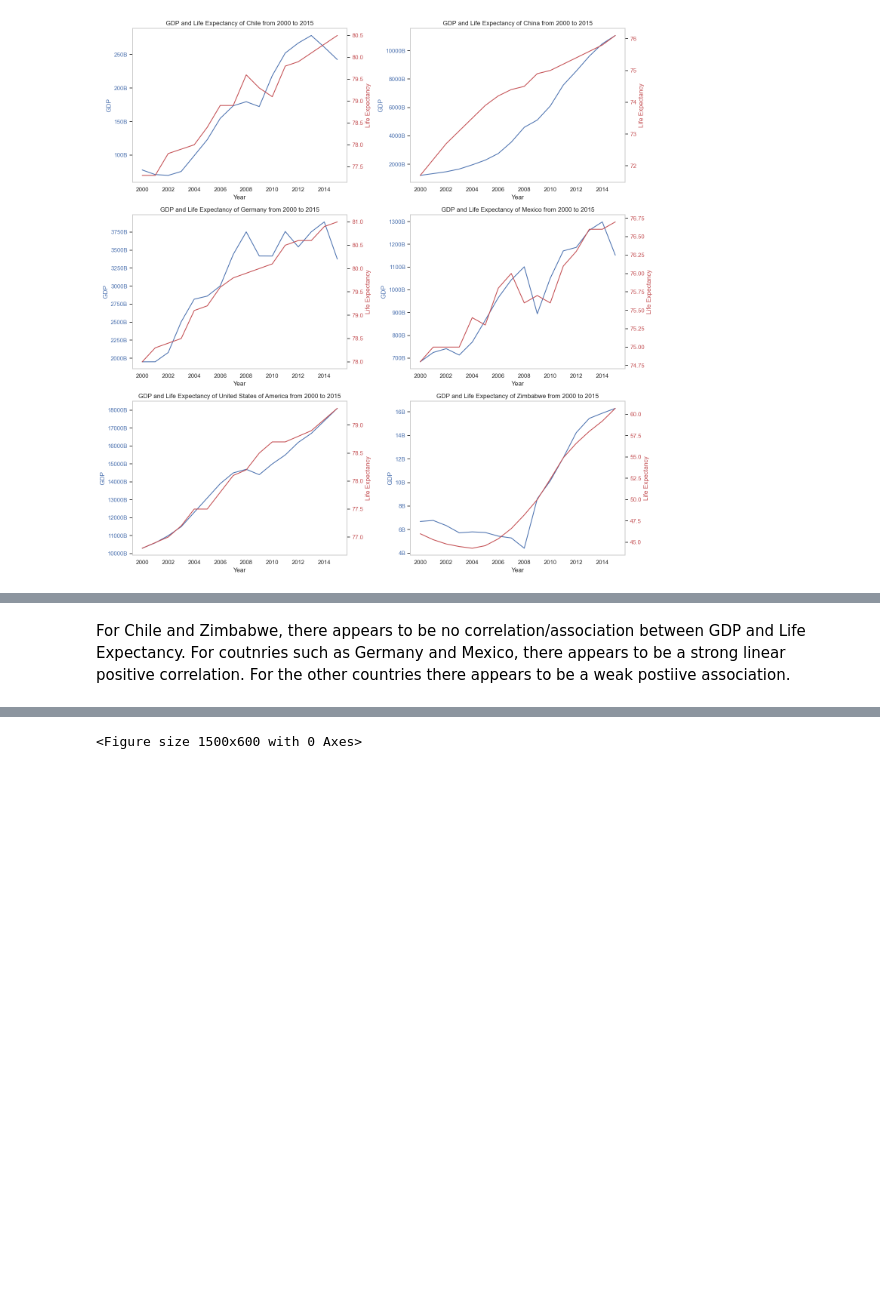
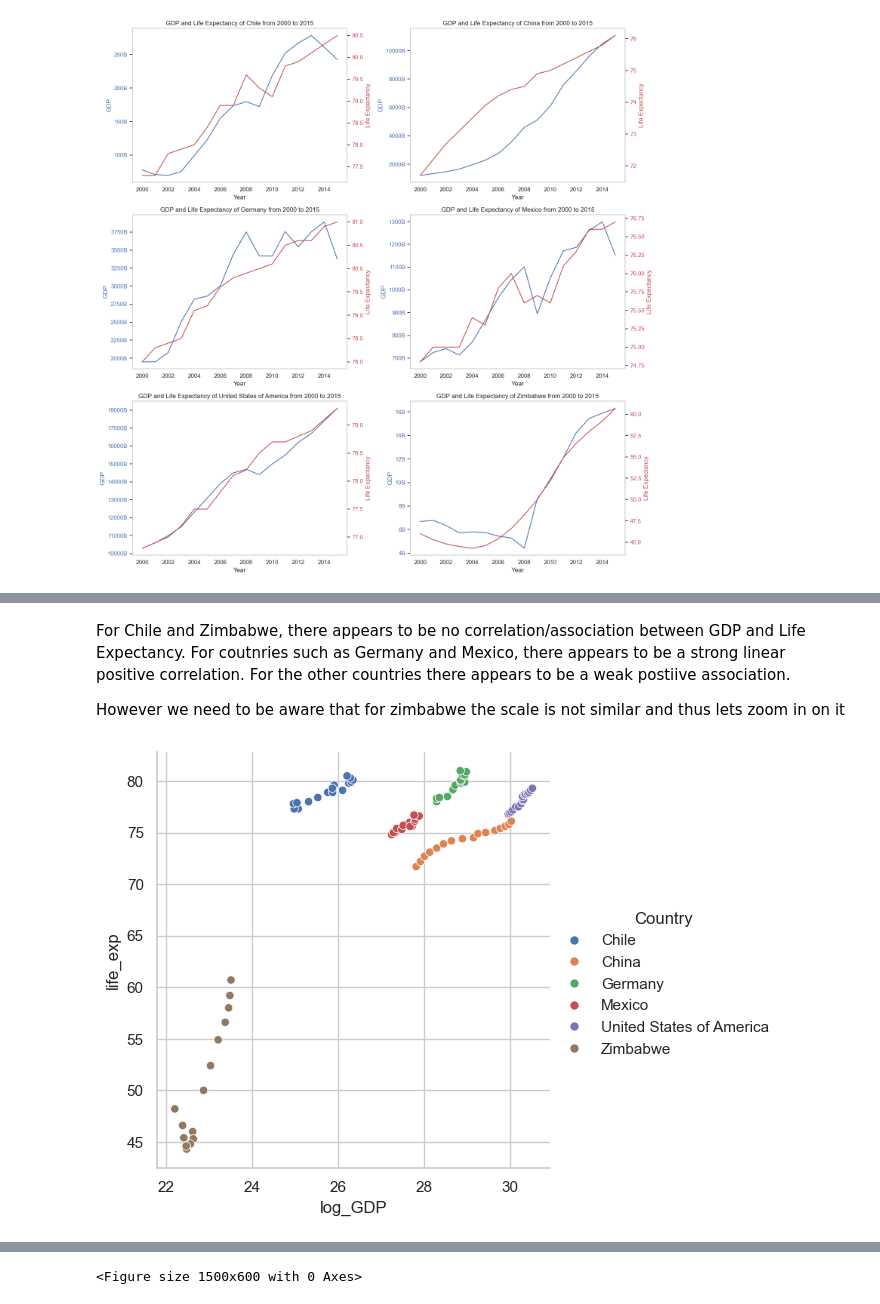
Before and after one commit to JewelsHovan/GDP_LifeExpectancy-Analysis, a Jupyter notebook: life_expectancy_gdp.ipynb, the cells around one changed output, grey strips where cells are left out. Drawn from its saved outputs; the diff is of its cells as text; code cells hidden in the pictures; blank space fills up the shorter version.

```diff
--- a/life_expectancy_gdp.ipynb
+++ b/life_expectancy_gdp.ipynb
@@ -135,2 +161,12 @@ plt.show()
 # %% [markdown]
 For Chile and Zimbabwe, there appears to be no correlation/association between GDP and Life Expectancy. For coutnries such as Germany and Mexico, there appears to be a strong linear positive correlation. For the other countries there appears to be a weak postiive association.
+
+However we need to be aware that for zimbabwe the scale is not similar and thus lets zoom in on it
+# %%
+# lets do a log transformation
+df['log_GDP'] = df['GDP'].apply(np.log)
+sns.relplot(x = 'log_GDP', y = 'life_exp', kind = 'scatter', hue = 'Country', data = df)
+
+plt.show()
+# %% [output]
+[figure, added]
```
Also changed, not shown: parts of 8 cells of this notebook.
